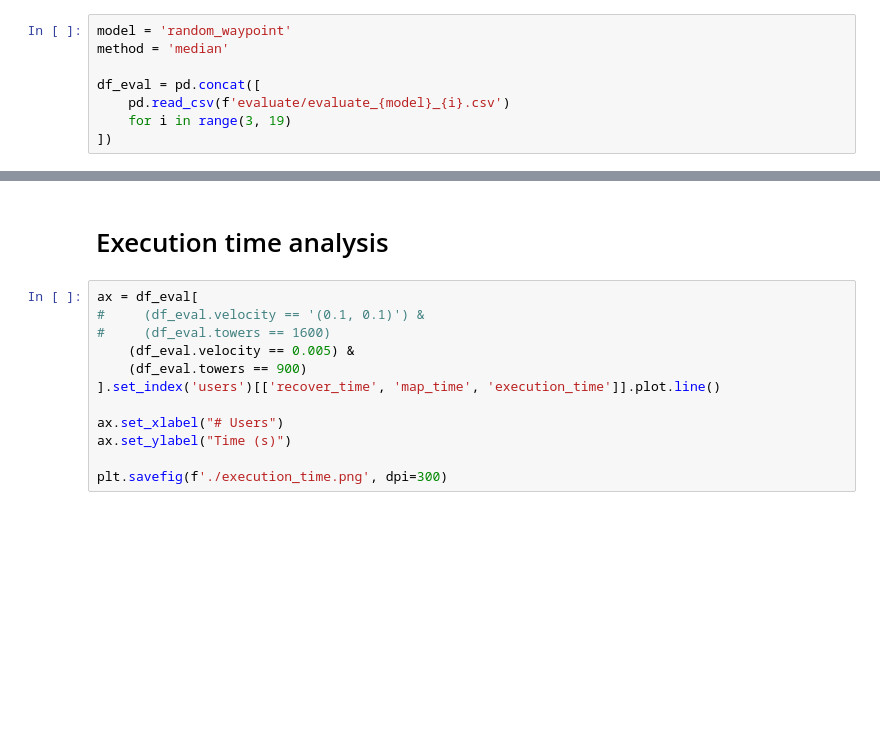
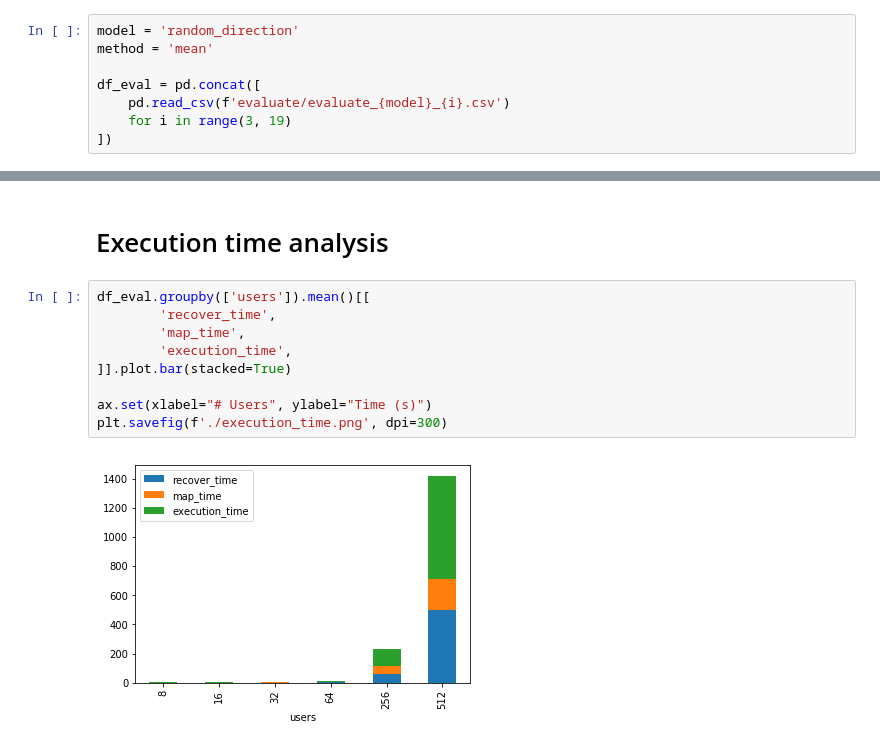
Before and after one commit to leopiney/tscf, a Jupyter notebook: evaluation-results-analysis.ipynb, the cells around one changed output, grey strips where cells are left out. Cells and saved outputs as stored; diff of their text form; blank space fills up the shorter version.

Commit message:
Updated tests with more users

```diff
--- a/evaluation-results-analysis.ipynb
+++ b/evaluation-results-analysis.ipynb
@@ -5,8 +5,8 @@ import numpy as np
 import seaborn as sns
 import matplotlib.pyplot as plt
 # %%
-model = 'random_waypoint'
-method = 'median'
+model = 'random_direction'
+method = 'mean'
 
 df_eval = pd.concat([
     pd.read_csv(f'evaluate/evaluate_{model}_{i}.csv')
@@ -136,14 +136,13 @@ for i, vel in enumerate(velocities):
 # %% [markdown]
 # Execution time analysis
 # %%
-ax = df_eval[
-#     (df_eval.velocity == '(0.1, 0.1)') &
-#     (df_eval.towers == 1600)
-    (df_eval.velocity == 0.005) &
-    (df_eval.towers == 900)
-].set_index('users')[['recover_time', 'map_time', 'execution_time']].plot.line()
+df_eval.groupby(['users']).mean()[[
+        'recover_time',
+        'map_time',
+        'execution_time',
+]].plot.bar(stacked=True)
 
-ax.set_xlabel("# Users")
-ax.set_ylabel("Time (s)")
-
+ax.set(xlabel="# Users", ylabel="Time (s)")
 plt.savefig(f'./execution_time.png', dpi=300)
+# %% [output]
+[figure, added]
```
Also changed, not shown: parts of 4 cells of this notebook, 4 other files.
